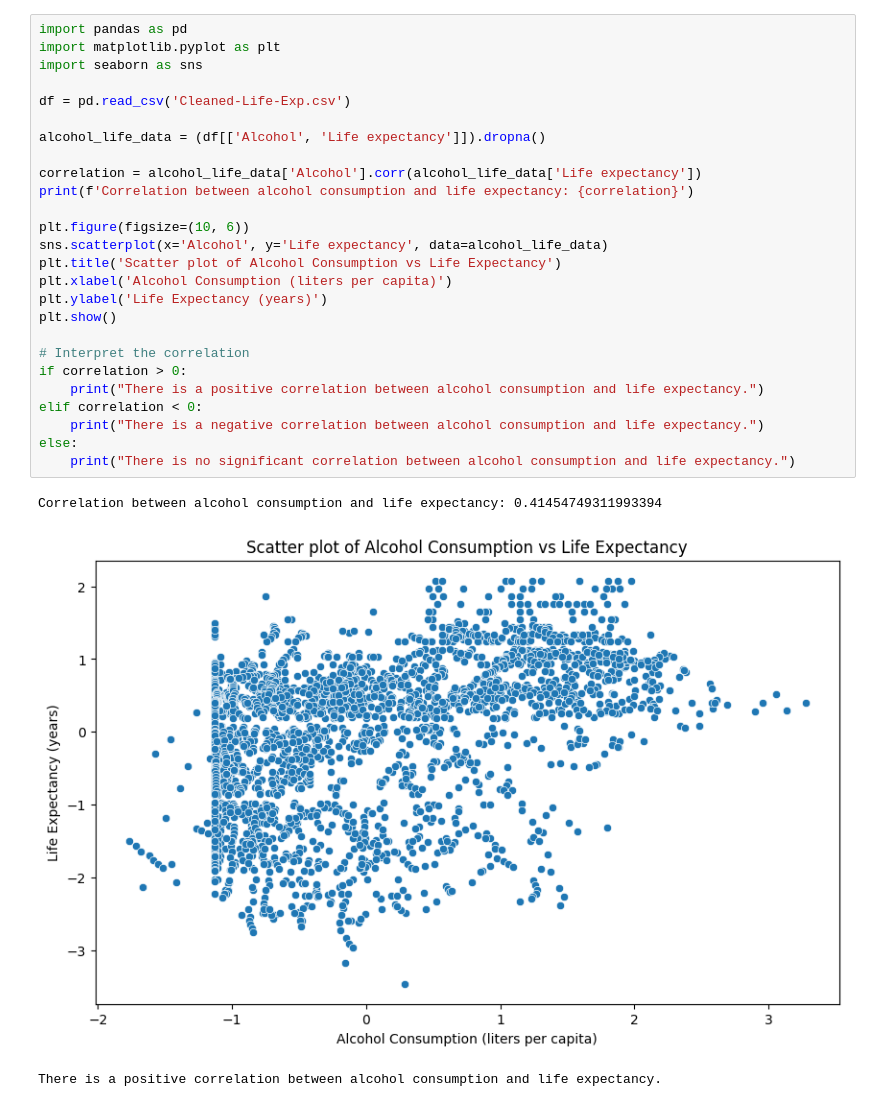
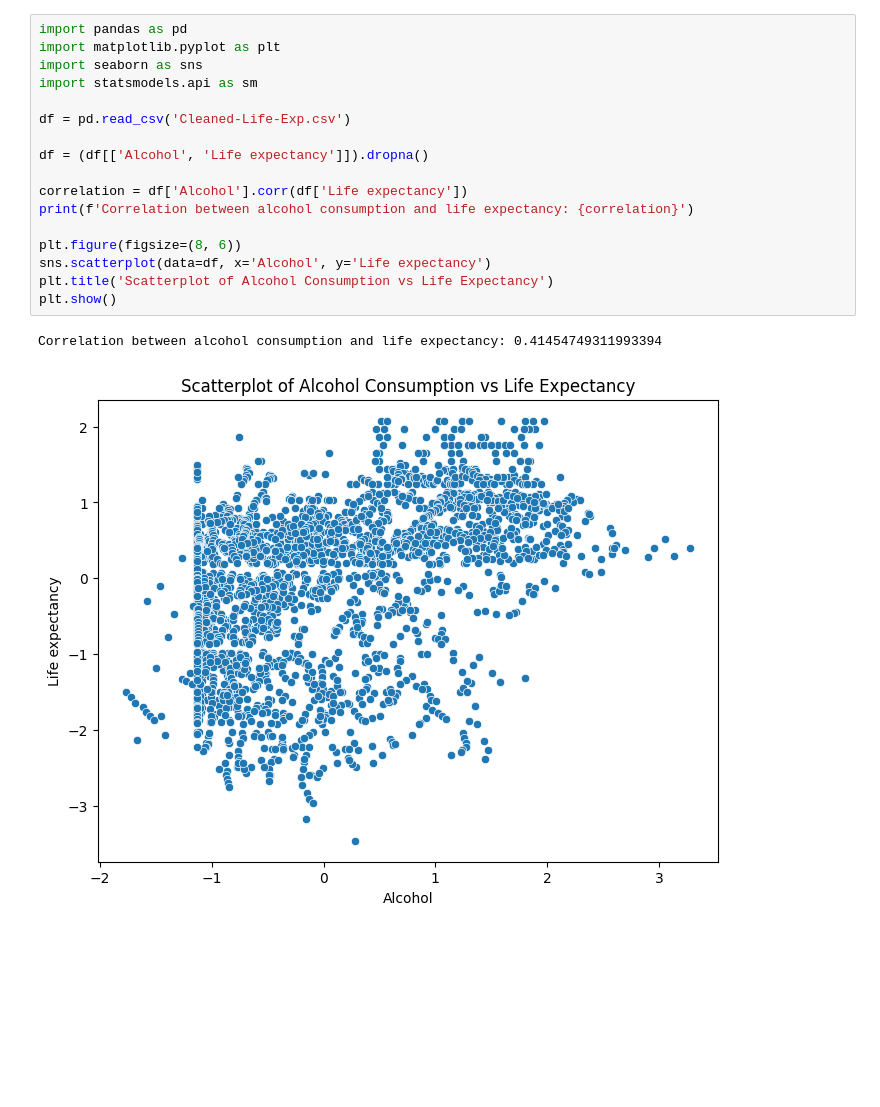
Before and after one commit to Requiem53/country-life-expectancy-data-analysis, a Jupyter notebook: 6,7.ipynb, the cells around one changed output. Drawn from its saved outputs; the diff is of its cells as text; blank space fills up the shorter version.

```diff
--- a/6,7.ipynb
+++ b/6,7.ipynb
@@ -1,30 +1,20 @@
 # %%
 import pandas as pd
 import matplotlib.pyplot as plt
 import seaborn as sns
+import statsmodels.api as sm
 
 df = pd.read_csv('Cleaned-Life-Exp.csv')
 
-alcohol_life_data = (df[['Alcohol', 'Life expectancy']]).dropna()
+df = (df[['Alcohol', 'Life expectancy']]).dropna()
 
-correlation = alcohol_life_data['Alcohol'].corr(alcohol_life_data['Life expectancy'])
+correlation = df['Alcohol'].corr(df['Life expectancy'])
 print(f'Correlation between alcohol consumption and life expectancy: {correlation}')
 
-plt.figure(figsize=(10, 6))
-sns.scatterplot(x='Alcohol', y='Life expectancy', data=alcohol_life_data)
-plt.title('Scatter plot of Alcohol Consumption vs Life Expectancy')
-plt.xlabel('Alcohol Consumption (liters per capita)')
-plt.ylabel('Life Expectancy (years)')
+plt.figure(figsize=(8, 6))
+sns.scatterplot(data=df, x='Alcohol', y='Life expectancy')
+plt.title('Scatterplot of Alcohol Consumption vs Life Expectancy')
 plt.show()
-
-# Interpret the correlation
-if correlation > 0:
-    print("There is a positive correlation between alcohol consumption and life expectancy.")
-elif correlation < 0:
-    print("There is a negative correlation between alcohol consumption and life expectancy.")
-else:
-    print("There is no significant correlation between alcohol consumption and life expectancy.")
 # %% [output]
 Correlation between alcohol consumption and life expectancy: 0.41454749311993394
-[figure, old version]
+[figure, new version]
-There is a positive correlation between alcohol consumption and life expectancy.
```
Also changed, not shown: parts of 2 cells of this notebook.
